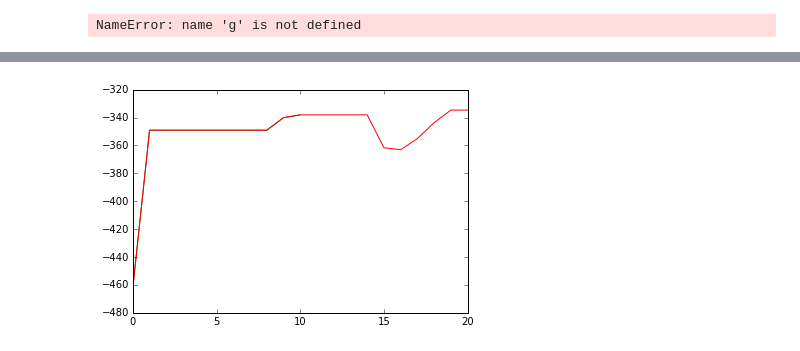
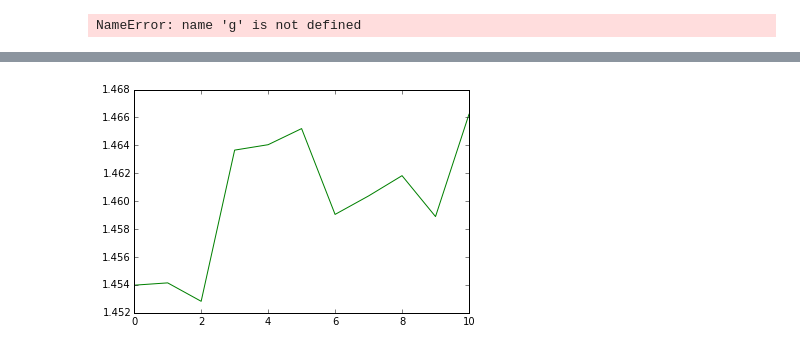
Before and after one commit to Markusli/text_algorithms, a Jupyter notebook: Untitled.ipynb, the cells around one changed output, grey strips where cells are left out. Drawn from its saved outputs; the diff is of its cells as text; code cells hidden in the pictures.

Commit message:
Geneetiline algoritm töötab. Fitness funcion vajab veel tööd

```diff
--- a/Untitled.ipynb
+++ b/Untitled.ipynb
@@ -161,6 +143,7 @@ NOT2
 
 
 def grep(filename, mismatch,regex):
+    regex = ['[{}]'.format(x) if len(x)>1 else x for x in regex]
     process = subprocess.Popen(['tre-agrep', '-E', mismatch, '-e={}'.format(regex), filename],
                                stdout=subprocess.PIPE, universal_newlines=True)
     stdout,stderr = process.communicate()
@@ -190,7 +173,7 @@ def get_fitness(individual):
     matches = grep(filename,MISMATCHES,''.join(individual))
     specificity = possible_strings(individual)
 
-    return matches - 0.001*specificity
+    return matches/specificity
 
 def remove_letter(group):
     """
@@ -282,58 +265,55 @@ def crossover(individual1,individual2):
     Switches random groups
     between two individuals
     """
-    idx = np.random.choice(range(len(individual1)),0.5*len(individual1),replace=False)
-    old_individual1 = individual1.copy()
-    for i in idx:
-        individual1[i] = individual2[i]
-        individual2[i] = individual1[i]
-    return individual1,individual2
+    idx = np.random.choice(range(len(individual1)),0.3*len(individual1),replace=False)
+    old_individual1 = individual1[:]
+    try:
+        for i in idx:
+            individual1[i] = individual2[i]
+            individual2[i] = individual1[i]
+    except Exception as e:
+        print(e)
+        print('Error with individuals {} and {}'.format(individual1,individual2))
+    return [individual1,individual2]
 
 candidates = pd.read_csv('data/specs_out.txt',sep='\t')['Pat?()'].values
 # %%
-class individualC(object):
+individuals = [list(x) for x in candidates]
 
-    def __init__(self,value,fitfunc):
-        self.feature = list(value)
-        self.fitness_func = fitfunc
-        self.fitness = 0
-
-    def __lt__(self, other):
-         return self.fitness < other.fitness
-
-    def __len__(self):
-        return len(self.feature)
-
-    def get_fitness(self):
-        self.fitness = self.fitness_func(self.feature)
-
-
-
-individuals = [individualC(x,get_fitness) for x in candidates[:10]]
-
+CANDIDATES = 200
 GENERATIONS = 10000
+MAX_LENGTH = 20**8
+FILE_LENGTH = df.shape[0]
 MISMATCHES = '1'
 ALPHABET = 'GPAVLIMCFYWHKRQNEDST'
 filename='data/protobios_generated_data/peptides_s50_r0_m0.txt'
 scores = []
 
-for iteration in range(1000):
-    for individual in individuals:
-        individual.get_fitness()
+with Parallel(n_jobs=3) as parallel:
+    for iteration in range(11):
+        matches = parallel(delayed(grep)(filename,'1',individual) for individual in individuals)
+        nrOfStrings = parallel(delayed(possible_strings)(individual) for individual in individuals)
+        #fitnesses = np.array(matches)/np.log10(np.array(nrOfStrings))*np.array(list(map(len,individuals)))
+        #fitnesses = (fitnesses - fitnesses.min())/(fitnesses.max()-fitnesses.min())
+        fitnesses = (np.array(matches)/FILE_LENGTH) + (1-np.array(nrOfStrings)/MAX_LENGTH)
 
-    individuals = sorted(individuals)
-    for c1, c2 in zip(individuals[::2],individuals[1::2]):
+        weigths = fitnesses/fitnesses.sum()
+        new_population = []
+        while len(new_population)<CANDIDATES:
+            i1,i2 = np.random.choice(list(range(len(individuals))),2,replace=False,p=weigths)
+            c1=individuals[i1]
+            c2=individuals[i2]
+            if len(c1) == len(c2):
+                new_population.extend(crossover(c1, c2))
+                new_population.extend([c1,c2])
 
-        if len(c1) == len(c2):
-            c1.feature,c2.feature = crossover(c1.feature, c2.feature)
-        c1.feature = mutate(c1.feature)
-        c2.feature = mutate(c2.feature)
+        individuals = [mutate(x) for x in new_population]
 
-    current_score = sum([x.fitness for x in individuals])
-    scores.append(current_score)
-    if iteration % 10 == 0:
-        pl.plot(list(range(len(scores))),scores)
-        display.clear_output(wait=True)
-        display.display(pl.gcf())
-        time.sleep(1.0)
+        current_score = np.mean(fitnesses)
+        scores.append(current_score)
+        if iteration % 10 == 0:
+            pl.plot(list(range(len(scores))),scores)
+            display.clear_output(wait=True)
+            display.display(pl.gcf())
+            time.sleep(1.0)
 # %% [output]
@@ -341 +320 @@ KeyboardInterrupt:
-[figure, old version]
+[figure, new version]
```
Also changed, not shown: parts of 12 cells of this notebook.
